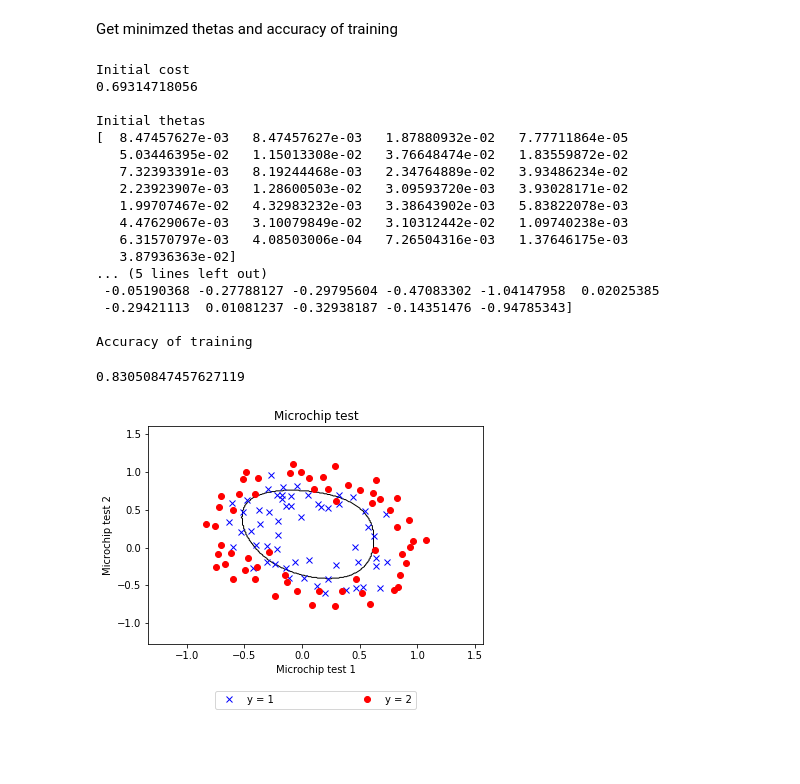
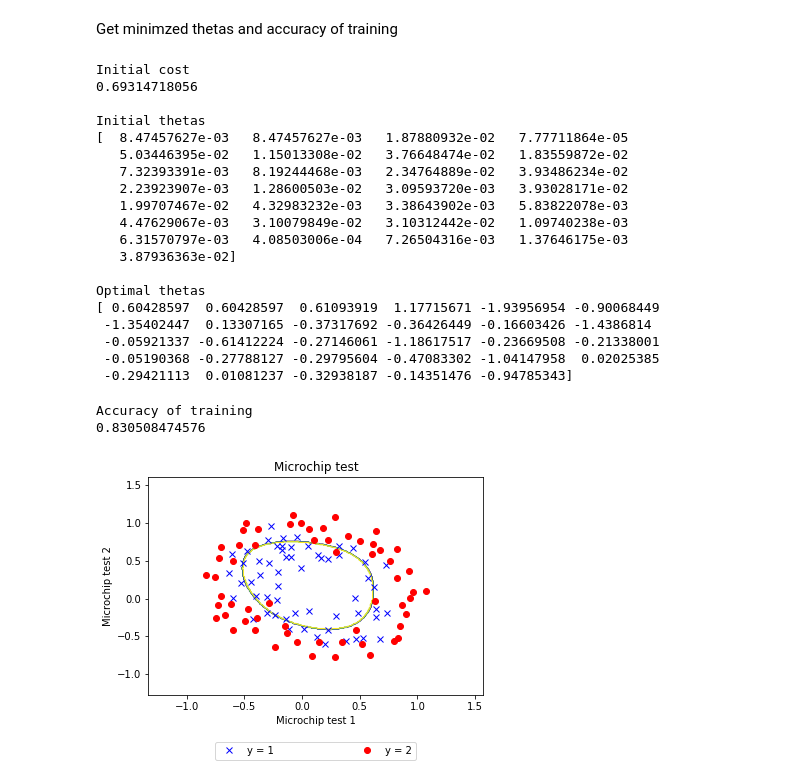
Before and after one commit to imtoobose/mlclass, a Jupyter notebook: Logistic Regression.ipynb, the cells around one changed output. Saved outputs shown, nothing was run; the diff lists cells and outputs as text; code cells hidden in the pictures; blank space fills up the shorter version.

```diff
--- a/Logistic Regression.ipynb
+++ b/Logistic Regression.ipynb
@@ -201,7 +202,6 @@ Cost, gradient, prediction and accuracy of regularized logisitic regression
 def reg_cost(thetas, x, y):
     cost_wo_reg = cost(thetas, x, y)
     m, n = x.shape
-    lamb = 1.0
     reg_term = (lamb/(2.0*float(m))) * np.sum(np.square(thetas[1:]))
     return cost_wo_reg + reg_term
 
@@ -209,8 +209,6 @@ def reg_cost(thetas, x, y):
 def reg_grad(thetas, x, y):
     h = sigmoid(x.dot(thetas)).reshape(x.shape[0], 1)
     m = float(x.shape[0])
-    lamb = 1.0
-
     ans = ((1/m) * (h - y).T.dot(x)) + (lamb/m * thetas.T)
     return ans.flatten()
 
@@ -218,6 +216,7 @@ def predict(xx, thetasopt):
     return (sigmoid(xx.dot(thetasopt)) > 0.5).astype(int)
 
 def get_accuracy(X, thetasopt):
+    predictions = predict(X, thetasopt)
     sums = sum(predictions == y.flatten())
     return sums/float(predictions.shape[0])
 # %% [markdown]
@@ -230,9 +229,6 @@ get_min = optimize.minimize(reg_cost, thetas, options={"maxiter":1500}, jac=reg_
 thetasopt = get_min.x
 
 print '\nOptimal thetas\n', thetasopt
-
-print '\nAccuracy of training'
-get_accuracy(X, thetasopt)
 # %% [output]
 Initial cost
 0.69314718056
@@ -246,25 +242,34 @@ Initial thetas
    4.47629067e-03   3.10079849e-02   3.10312442e-02   1.09740238e-03
    6.31570797e-03   4.08503006e-04   7.26504316e-03   1.37646175e-03
    3.87936363e-02]
-... (5 lines left out)
+
+Optimal thetas
+[ 0.60428597  0.60428597  0.61093919  1.17715671 -1.93956954 -0.90068449
+ -1.35402447  0.13307165 -0.37317692 -0.36426449 -0.16603426 -1.4386814
+ -0.05921337 -0.61412224 -0.27146061 -1.18617517 -0.23669508 -0.21338001
  -0.05190368 -0.27788127 -0.29795604 -0.47083302 -1.04147958  0.02025385
  -0.29421113  0.01081237 -0.32938187 -0.14351476 -0.94785343]
-
-Accuracy of training
-0.83050847457627119
 # %%
-x =  np.delete(lines, 2, axis=1)
-x_min, x_max = x[:, 0].min() - .5, x[:, 0].max() + .5
-y_min, y_max = x[:, 1].min() - .5, x[:, 1].max() + .5
+def draw_contour():
+    x =  np.delete(lines, 2, axis=1)
+    x_min, x_max = x[:, 0].min() - .5, x[:, 0].max() + .5
+    y_min, y_max = x[:, 1].min() - .5, x[:, 1].max() + .5
 
-xx, yy = np.meshgrid(np.linspace(x_min, x_max, 300),
-                     np.linspace(y_min, y_max, 300))
+    xx, yy = np.meshgrid(np.linspace(x_min, x_max, 300),
+                         np.linspace(y_min, y_max, 300))
 
-meshpred = polFeatures.fit_transform(np.c_[xx.ravel(), yy.ravel()])
-Z = predict(meshpred, thetasopt[1:])
-Z = Z.reshape(xx.shape)
-plt.contour(xx, yy, Z, alpha=1, levels=[0], linewidths=[1], colors=['k'])
-draw_microchip_data()
+    meshpred = polFeatures.fit_transform(np.c_[xx.ravel(), yy.ravel()])
+    Z = predict(meshpred, thetasopt[1:])
+    Z = Z.reshape(xx.shape)
+    plt.contour(xx, yy, Z, alpha=1, linewidths=1, color='k')
+#     plt.contourf(xx, yy, Z);
+    draw_microchip_data()
+
+print '\nAccuracy of training'
+print get_accuracy(X, thetasopt)
+draw_contour()
 plt.show()
 # %% [output]
+Accuracy of training
+0.830508474576
-[figure, old version]
+[figure, new version]
```
Also changed, not shown: parts of 5 cells of this notebook.
